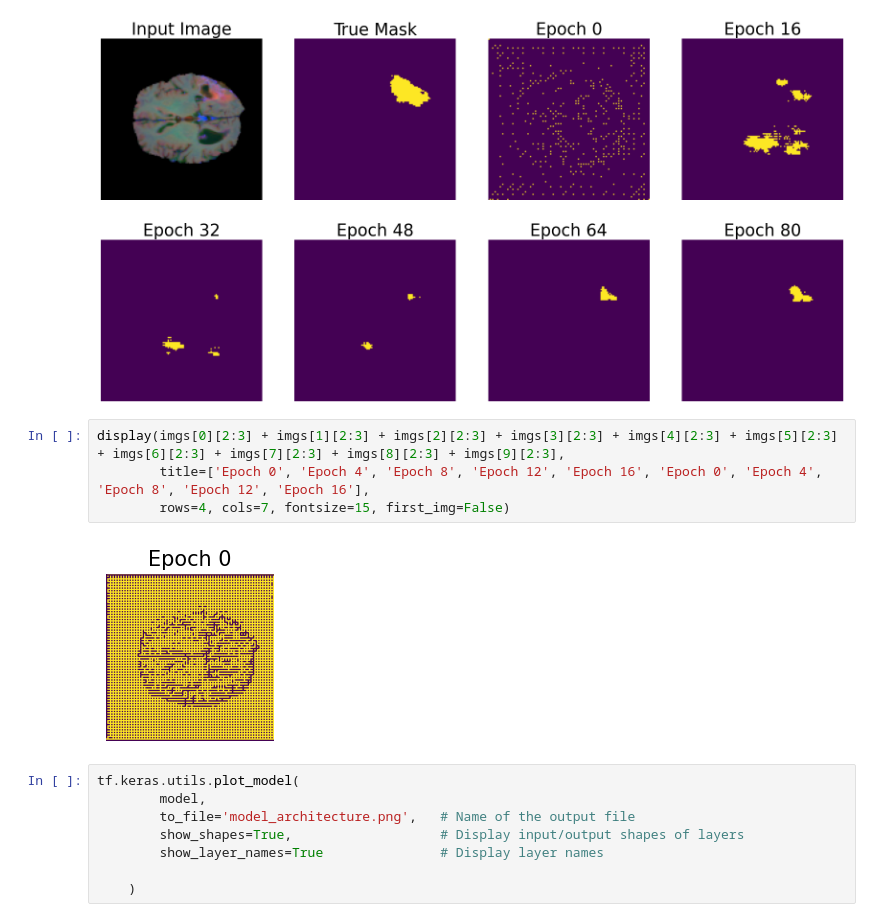
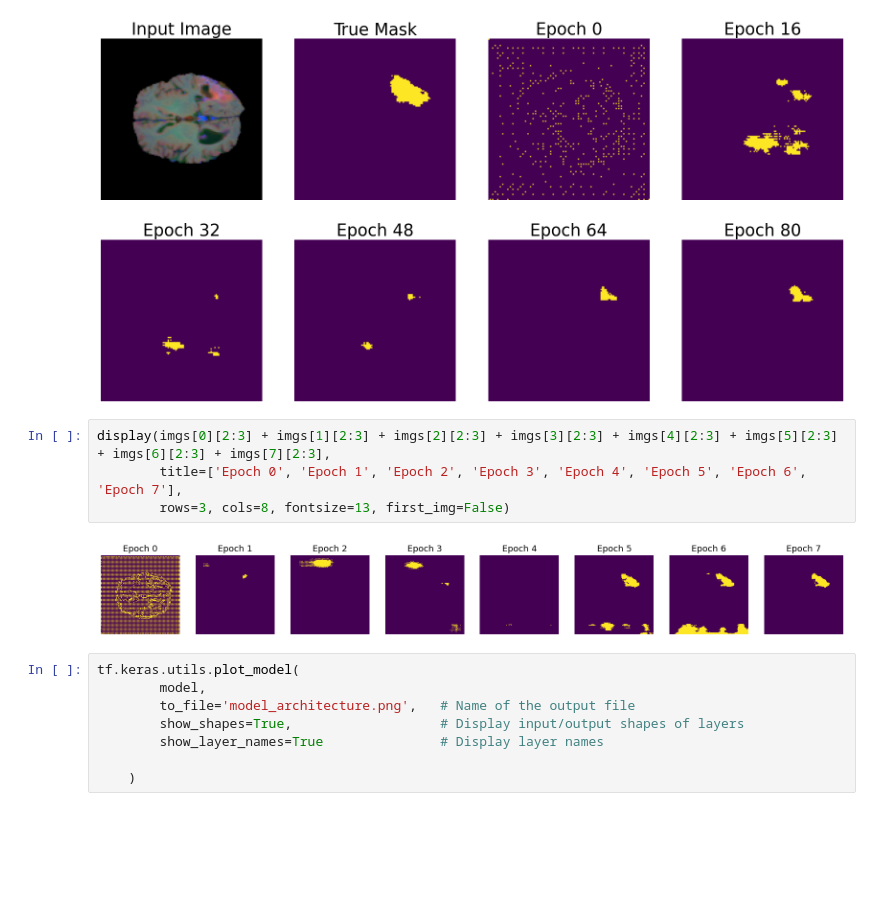
Before and after one commit to JustJayIGuess/unet-multimodal-ssl, a Jupyter notebook: checkpoint-viewer.ipynb, the cells around one changed output. Saved outputs shown, nothing was run; the diff lists cells and outputs as text; blank space fills up the shorter version.

```diff
--- a/checkpoint-viewer.ipynb
+++ b/checkpoint-viewer.ipynb
@@ -326,11 +323,11 @@ display(imgs[0] + imgs[1][2:3] + imgs[2][2:3] + imgs[3][2:3] + imgs[4][2:3] + im
 # %% [output]
 [figure]
 # %%
-display(imgs[0][2:3] + imgs[1][2:3] + imgs[2][2:3] + imgs[3][2:3] + imgs[4][2:3] + imgs[5][2:3] + imgs[6][2:3] + imgs[7][2:3] + imgs[8][2:3] + imgs[9][2:3],
-        title=['Epoch 0', 'Epoch 4', 'Epoch 8', 'Epoch 12', 'Epoch 16', 'Epoch 0', 'Epoch 4', 'Epoch 8', 'Epoch 12', 'Epoch 16'],
-        rows=4, cols=7, fontsize=15, first_img=False)
+display(imgs[0][2:3] + imgs[1][2:3] + imgs[2][2:3] + imgs[3][2:3] + imgs[4][2:3] + imgs[5][2:3] + imgs[6][2:3] + imgs[7][2:3],
+        title=['Epoch 0', 'Epoch 1', 'Epoch 2', 'Epoch 3', 'Epoch 4', 'Epoch 5', 'Epoch 6', 'Epoch 7'],
+        rows=3, cols=8, fontsize=13, first_img=False)
 # %% [output]
-[figure, old version]
+[figure, new version]
 # %%
 tf.keras.utils.plot_model(
         model,
```
Also changed, not shown: parts of 2 cells of this notebook, 4 other files.
